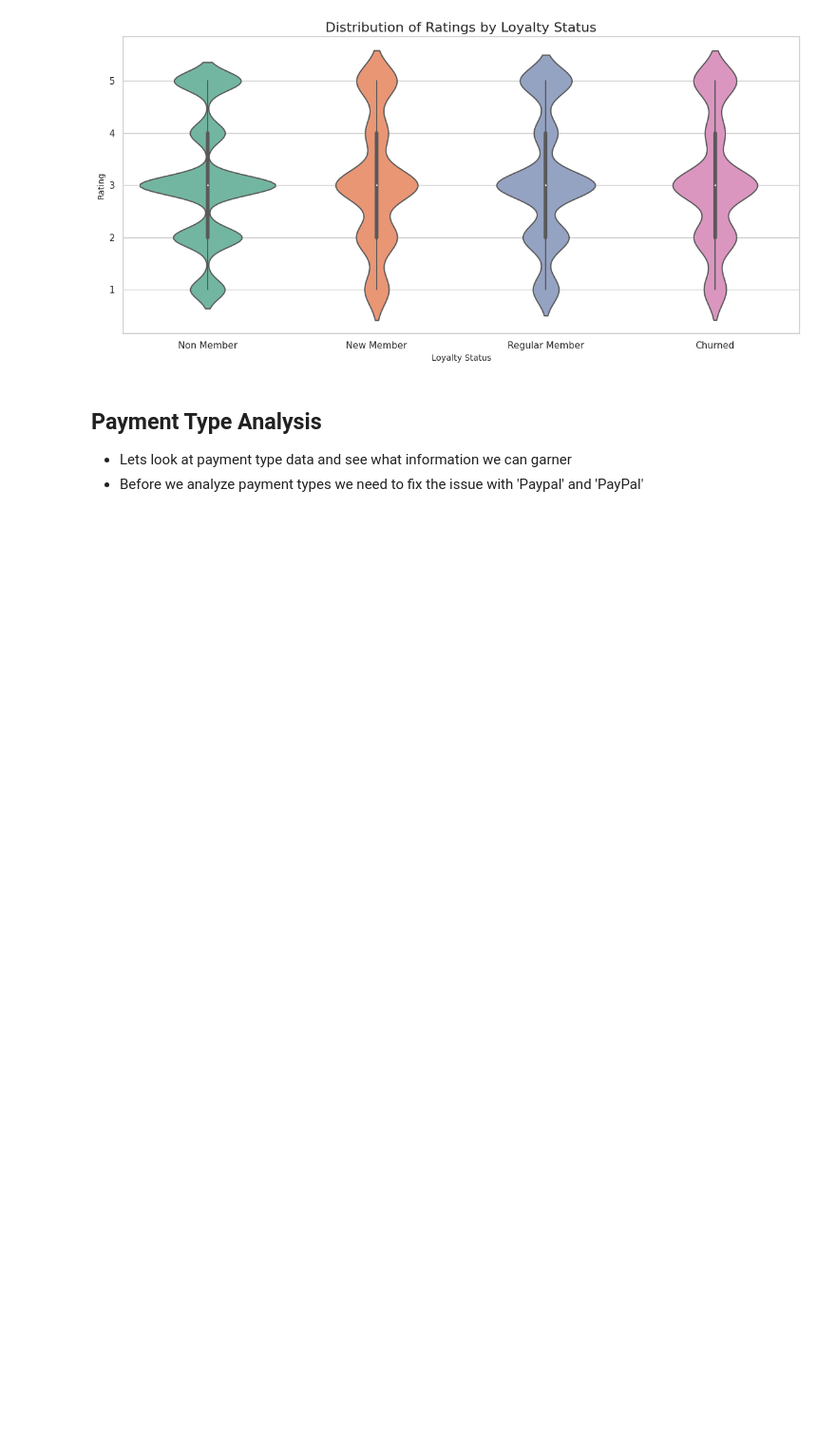
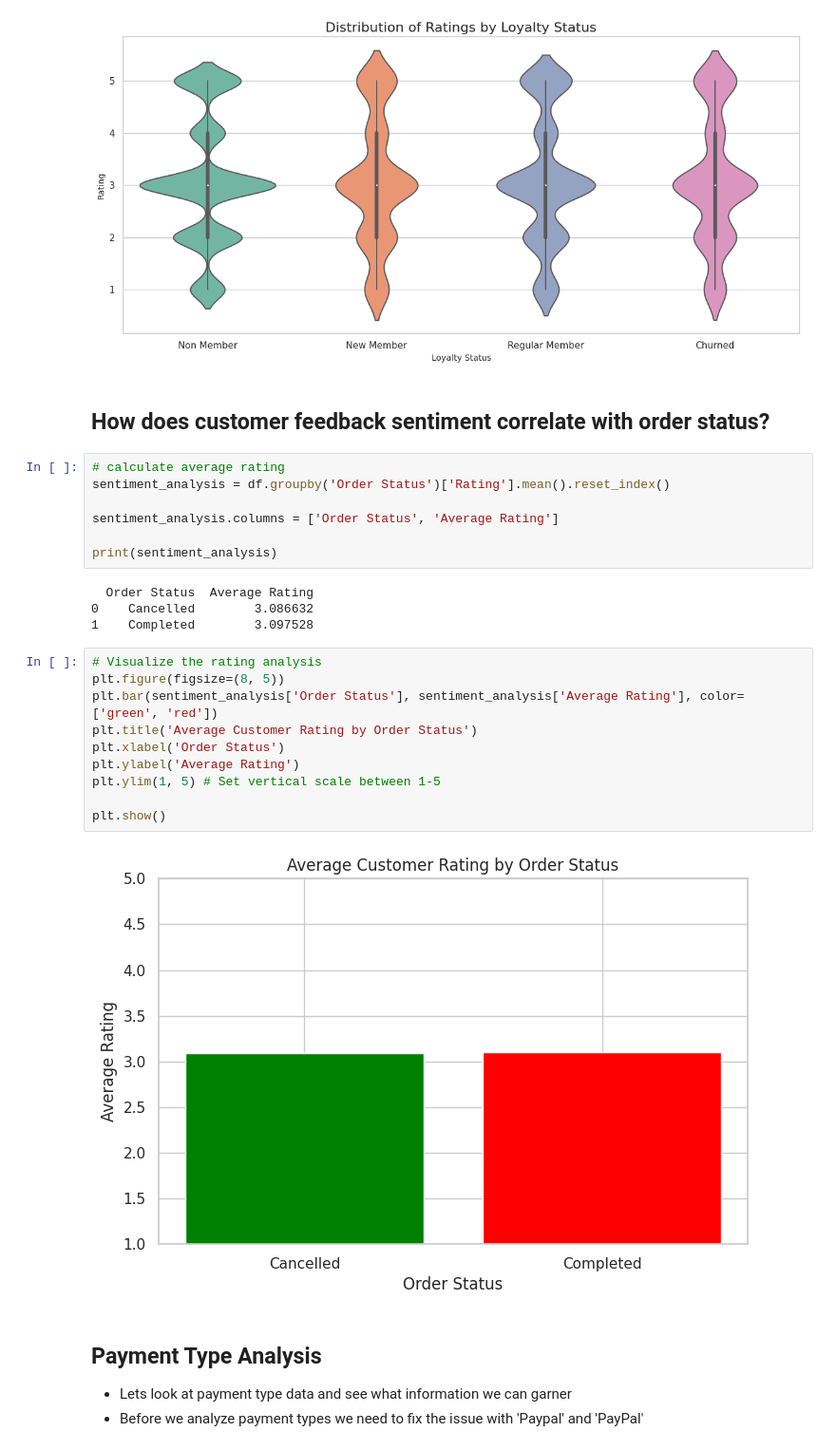
Before and after one commit to CameronCSS/Customer-Purchase-Behavior-Analysis, a Jupyter notebook: Customer_Purchase_Behavior_Analysis.ipynb, the cells around one changed output. Shown at 95% size. Drawn from its saved outputs; the diff is of its cells as text; blank space fills up the shorter version.

Commit message:
Kaggle Notebook | 📈Customer Purchase Behavior Analysis | Version 11

```diff
--- a/Customer_Purchase_Behavior_Analysis.ipynb
+++ b/Customer_Purchase_Behavior_Analysis.ipynb
@@ -1344,6 +1468,31 @@ plt.tight_layout()  # Adjust layout to prevent clipping of labels
 plt.show()
 # %% [output]
 [figure]
+# %% [markdown]
+## How does customer feedback sentiment correlate with order status?
+# %%
+# calculate average rating
+sentiment_analysis = df.groupby('Order Status')['Rating'].mean().reset_index()
+
+sentiment_analysis.columns = ['Order Status', 'Average Rating']
+
+print(sentiment_analysis)
+# %% [output]
+  Order Status  Average Rating
+0    Cancelled        3.086632
+1    Completed        3.097528
+# %%
+# Visualize the rating analysis
+plt.figure(figsize=(8, 5))
+plt.bar(sentiment_analysis['Order Status'], sentiment_analysis['Average Rating'], color=['green', 'red'])
+plt.title('Average Customer Rating by Order Status')
+plt.xlabel('Order Status')
+plt.ylabel('Average Rating')
+plt.ylim(1, 5) # Set vertical scale between 1-5
+
+plt.show()
+# %% [output]
+[figure, added]
 # %% [markdown]
 ## Payment Type Analysis
 - Lets look at payment type data and see what information we can garner
```
Also changed, not shown: parts of 30 cells of this notebook.
